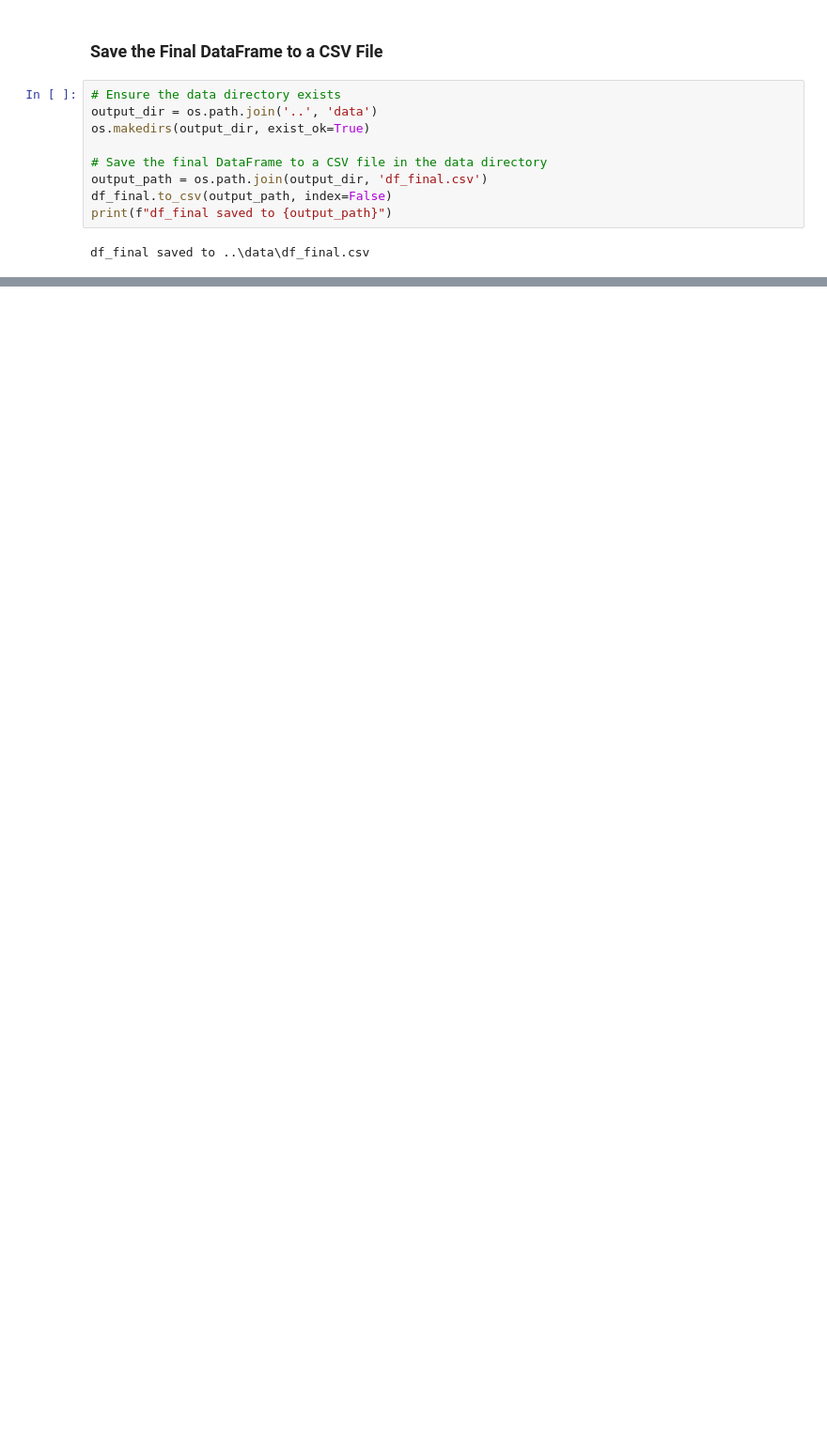
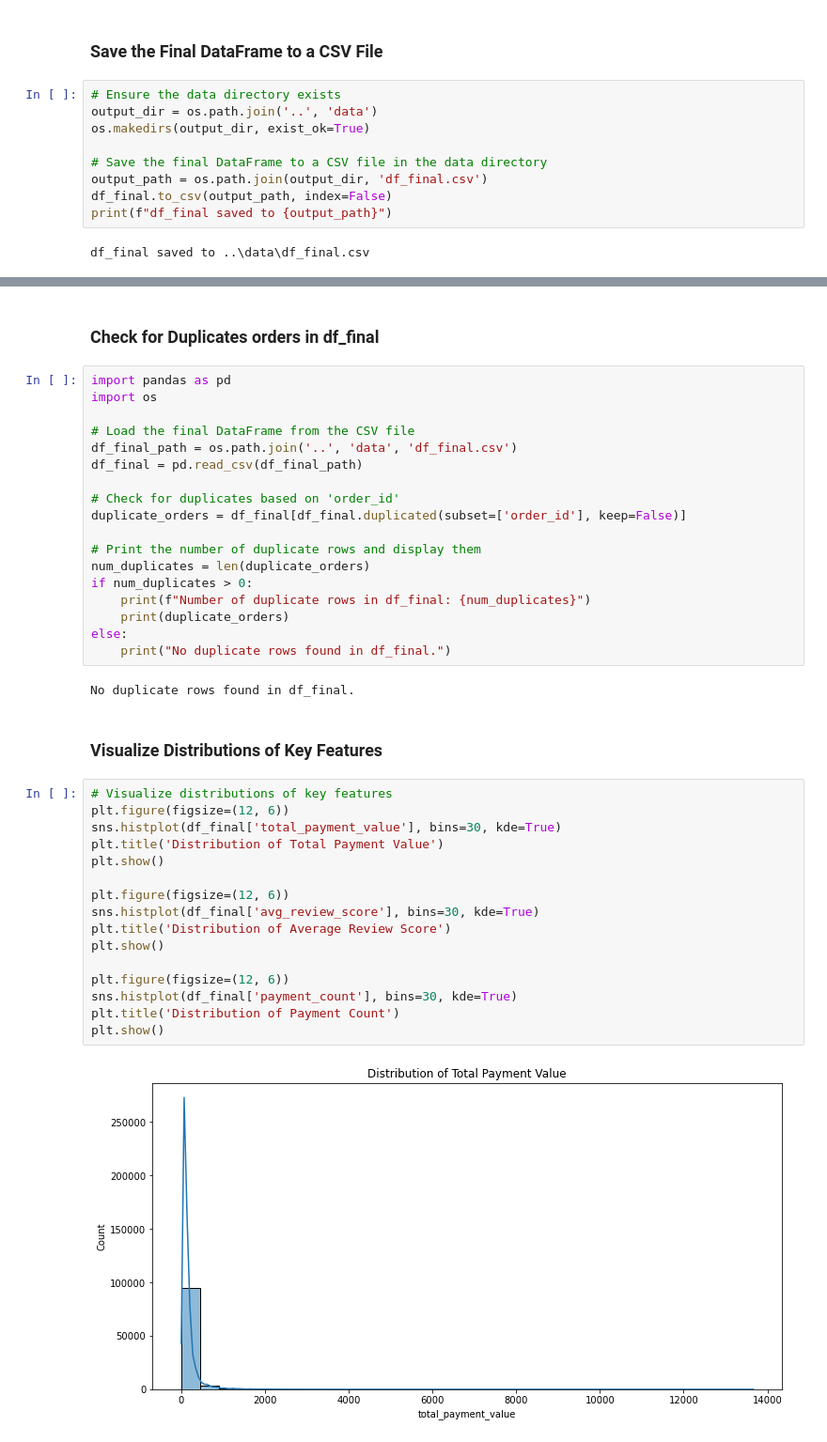
Before and after one commit to preudh/OC_IA_P5_Segment_e_commerce_site_customers, a Jupyter notebook: notebooks/Preudhomme_Patrice_2_notebook_exploration_082024.ipynb, the cells around one changed output, grey strips where cells are left out. Shown at 94% size. Drawn from its saved outputs; the diff is of its cells as text; blank space fills up the shorter version.

```diff
--- a/notebooks/Preudhomme_Patrice_2_notebook_exploration_082024.ipynb
+++ b/notebooks/Preudhomme_Patrice_2_notebook_exploration_082024.ipynb
@@ -83,0 +156,42 @@ df_final saved to ..\data\df_final.csv
+# %% [markdown]
+### Check for Duplicates orders in df_final
+# %%
+import pandas as pd
+import os
+
+# Load the final DataFrame from the CSV file
+df_final_path = os.path.join('..', 'data', 'df_final.csv')
+df_final = pd.read_csv(df_final_path)
+
+# Check for duplicates based on 'order_id'
+duplicate_orders = df_final[df_final.duplicated(subset=['order_id'], keep=False)]
+
+# Print the number of duplicate rows and display them
+num_duplicates = len(duplicate_orders)
+if num_duplicates > 0:
+    print(f"Number of duplicate rows in df_final: {num_duplicates}")
+    print(duplicate_orders)
+else:
+    print("No duplicate rows found in df_final.")
+# %% [output]
+No duplicate rows found in df_final.
+# %% [markdown]
+### Visualize Distributions of Key Features
+# %%
+# Visualize distributions of key features
+plt.figure(figsize=(12, 6))
+sns.histplot(df_final['total_payment_value'], bins=30, kde=True)
+plt.title('Distribution of Total Payment Value')
+plt.show()
+
+plt.figure(figsize=(12, 6))
+sns.histplot(df_final['avg_review_score'], bins=30, kde=True)
+plt.title('Distribution of Average Review Score')
+plt.show()
+
+plt.figure(figsize=(12, 6))
+sns.histplot(df_final['payment_count'], bins=30, kde=True)
+plt.title('Distribution of Payment Count')
+plt.show()
+# %% [output]
+[figure, added]
```
Also changed, not shown: parts of 10 cells of this notebook.
